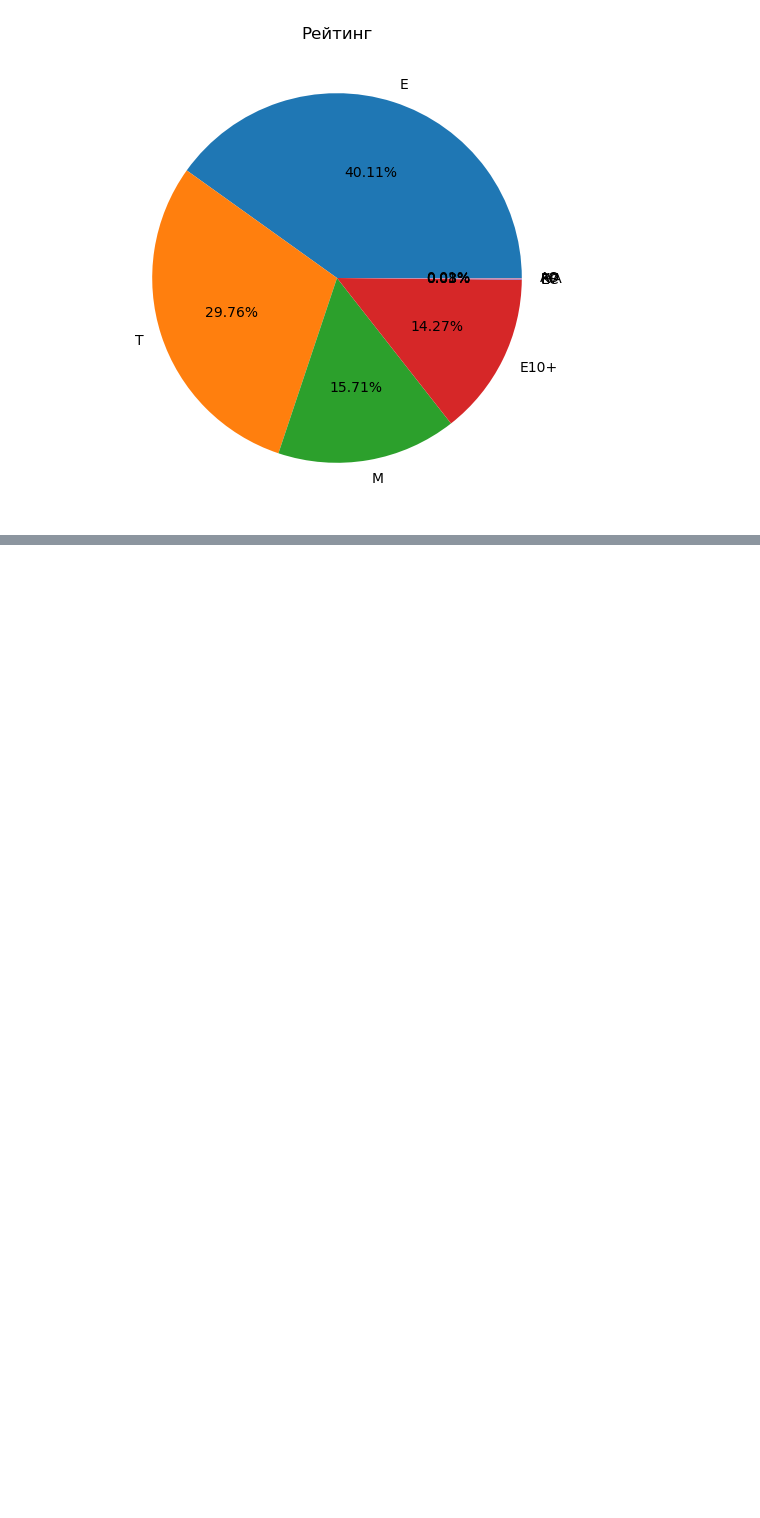
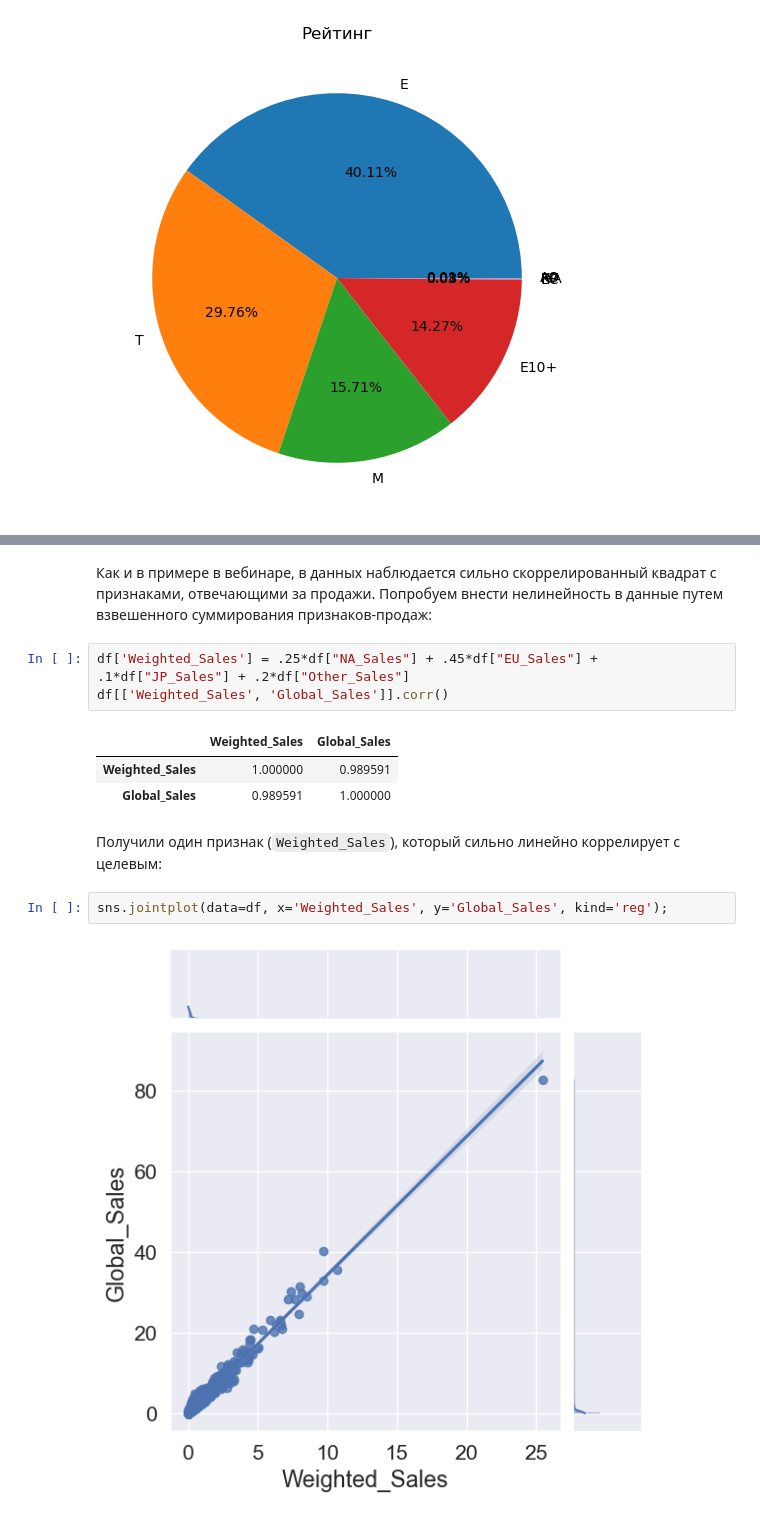
Before and after one commit to dnlygvtv/Python_for_Data_Science_HWs, a Jupyter notebook: HW/HW_3.ipynb, the cells around one changed output, grey strips where cells are left out. Drawn from its saved outputs; the diff is of its cells as text; blank space fills up the shorter version.

```diff
--- a/HW/HW_3.ipynb
+++ b/HW/HW_3.ipynb
@@ -195,0 +232,15 @@ plt.pie(rating_counts_df.values
+# %% [markdown]
+Как и в примере в вебинаре, в данных наблюдается сильно скоррелированный квадрат с признаками, отвечающими за продажи. Попробуем внести нелинейность в данные путем взвешенного суммирования признаков-продаж:
+# %%
+df['Weighted_Sales'] = .25*df["NA_Sales"] + .45*df["EU_Sales"] + .1*df["JP_Sales"] + .2*df["Other_Sales"]
+df[['Weighted_Sales', 'Global_Sales']].corr()
+# %% [output]
+|  | Weighted_Sales | Global_Sales |
+| Weighted_Sales | 1.000000 | 0.989591 |
+| Global_Sales | 0.989591 | 1.000000 |
+# %% [markdown]
+Получили один признак (`Weighted_Sales`), который сильно линейно коррелирует с целевым:
+# %%
+sns.jointplot(data=df, x='Weighted_Sales', y='Global_Sales', kind='reg');
+# %% [output]
+[figure, added]
```
Also changed, not shown: parts of 5 cells of this notebook.
